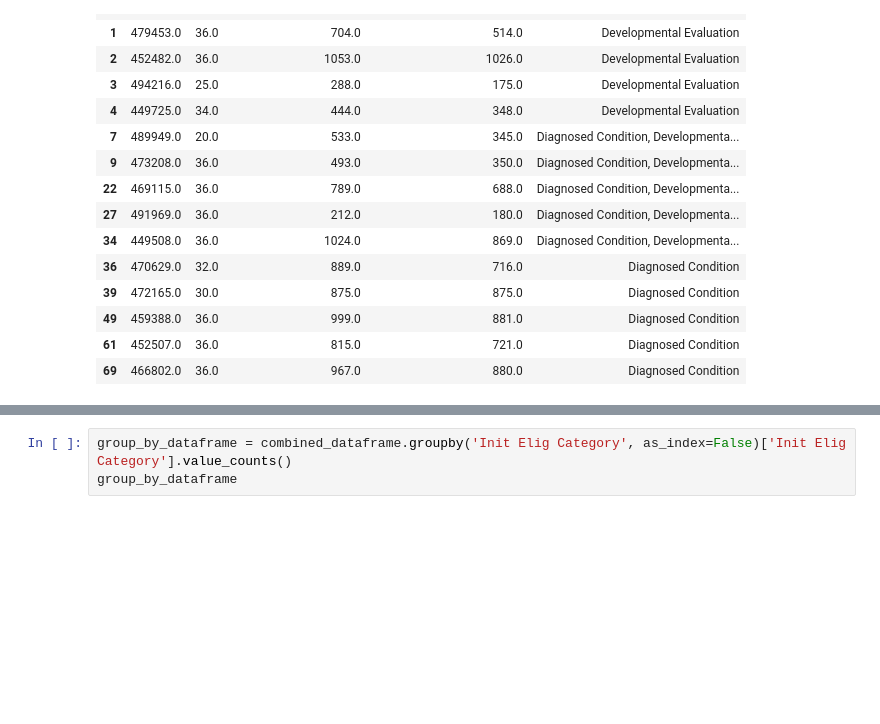
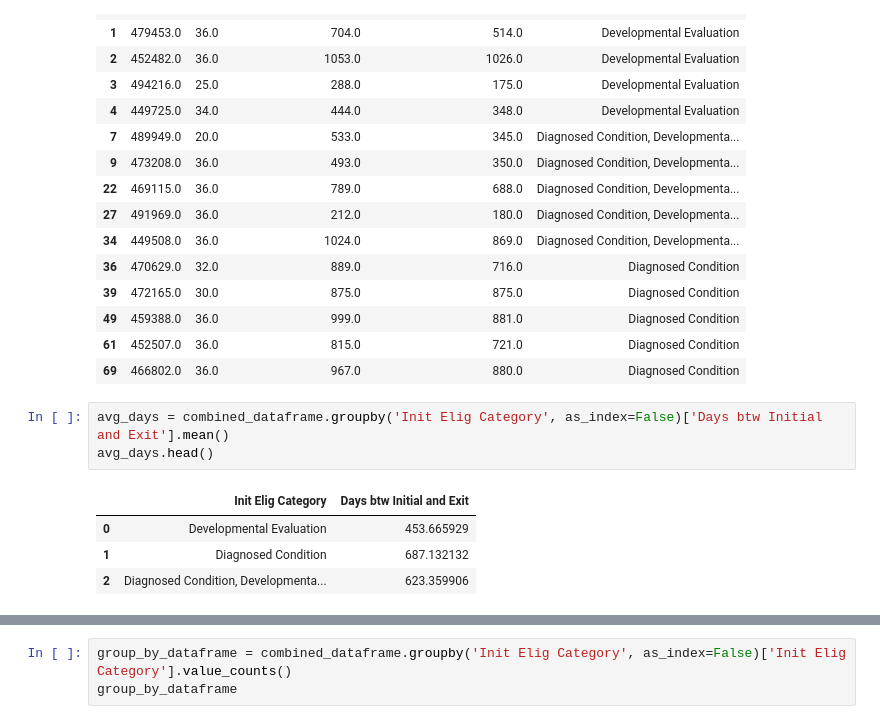
Before and after one commit to NSS-Data-Analytics-Cohort-7/didd-newbalancesonthebloc, a Jupyter notebook: Notebook/anewbalancesonthebloc2.0.ipynb, the cells around one changed output, grey strips where cells are left out. Drawn from its saved outputs; the diff is of its cells as text; blank space fills up the shorter version.

```diff
--- a/Notebook/anewbalancesonthebloc2.0.ipynb
+++ b/Notebook/anewbalancesonthebloc2.0.ipynb
@@ -174,3 +174,11 @@ combined_dataframe_group.head()
 | 49 | 459388.0 | 36.0 | 999.0 | 881.0 | Diagnosed Condition |
 | 61 | 452507.0 | 36.0 | 815.0 | 721.0 | Diagnosed Condition |
 | 69 | 466802.0 | 36.0 | 967.0 | 880.0 | Diagnosed Condition |
+# %%
+avg_days = combined_dataframe.groupby('Init Elig Category', as_index=False)['Days btw Initial and Exit'].mean()
+avg_days.head()
+# %% [output]
+|  | Init Elig Category | Days btw Initial and Exit |
+| 0 | Developmental Evaluation | 453.665929 |
+| 1 | Diagnosed Condition | 687.132132 |
+| 2 | Diagnosed Condition, Developmenta... | 623.359906 |
```
Also changed, not shown: parts of 2 cells of this notebook.
